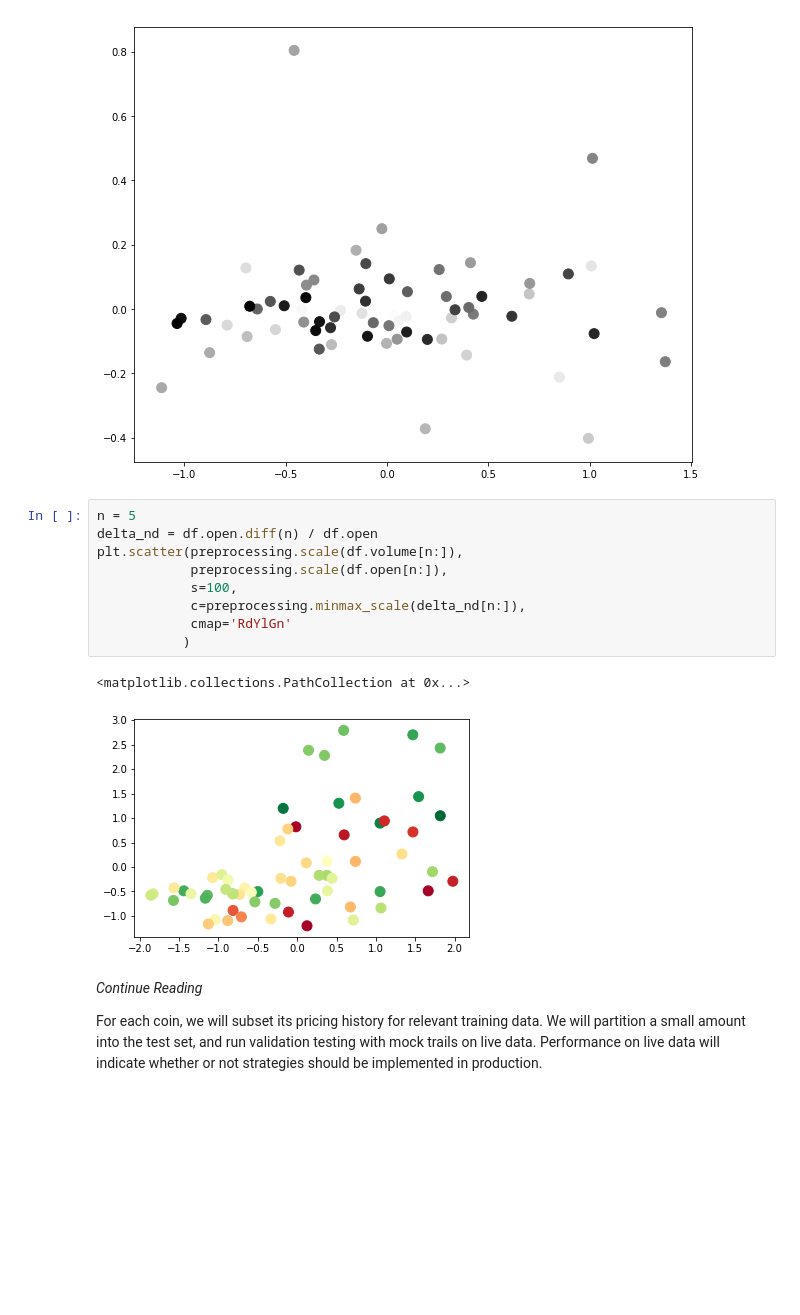
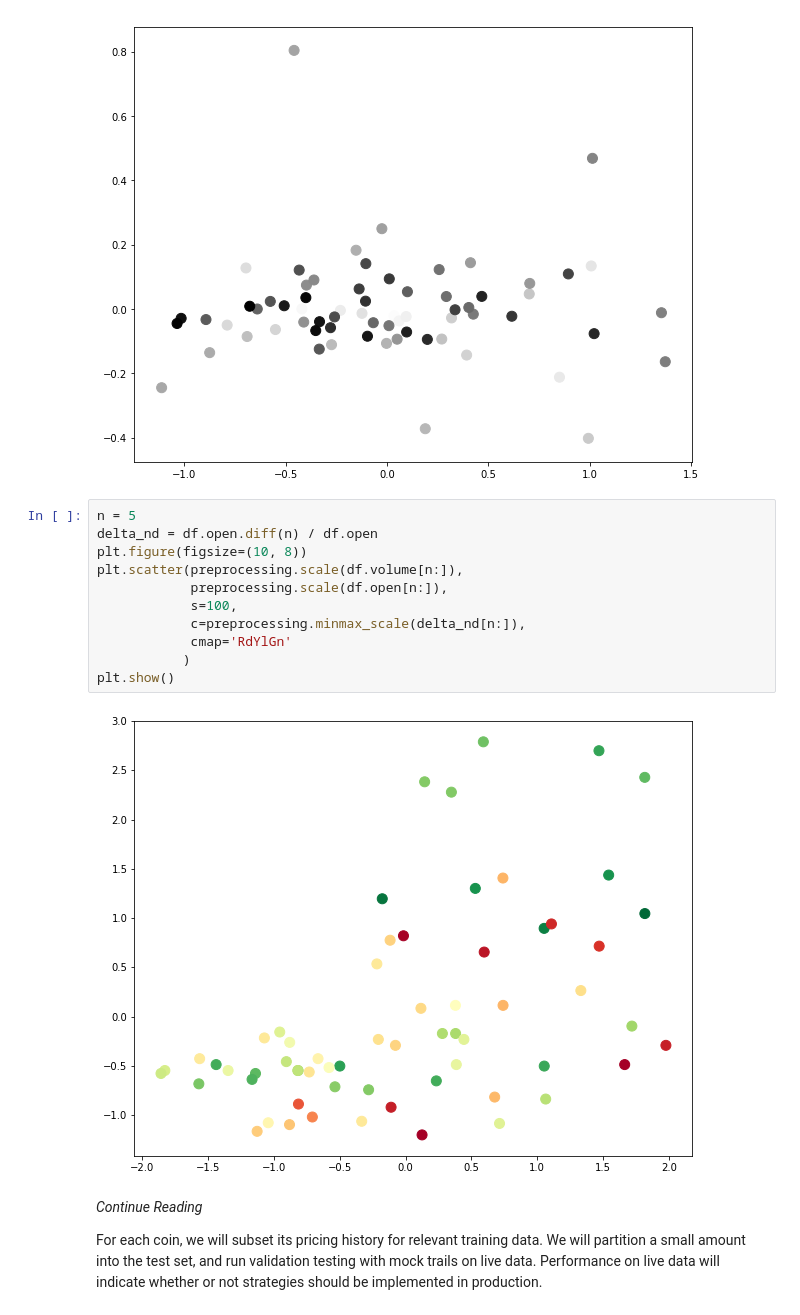
Before and after one commit to welsny/crypto-analysis, a Jupyter notebook: Strategies.ipynb, the cells around one changed output. Cells and saved outputs as stored; diff of their text form; blank space fills up the shorter version.

```diff
--- a/Strategies.ipynb
+++ b/Strategies.ipynb
@@ -166,15 +176,16 @@ plt.show()
 # %%
 n = 5
 delta_nd = df.open.diff(n) / df.open
+plt.figure(figsize=(10, 8))
 plt.scatter(preprocessing.scale(df.volume[n:]),
             preprocessing.scale(df.open[n:]),
             s=100,
             c=preprocessing.minmax_scale(delta_nd[n:]),
             cmap='RdYlGn'
            )
+plt.show()
 # %% [output]
-<matplotlib.collections.PathCollection at 0x...>
-[figure, old version]
+[figure, new version]
 # %% [markdown]
 _Continue Reading_
 
```
Also changed, not shown: parts of 3 cells of this notebook.
